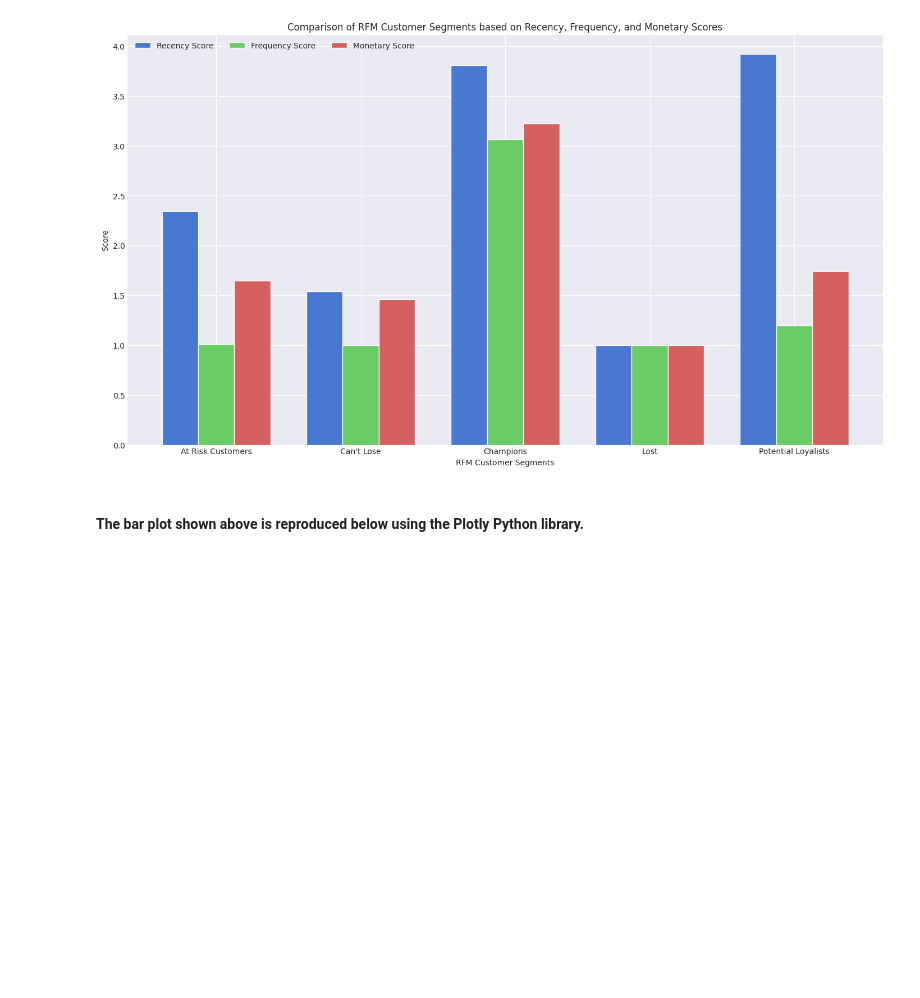
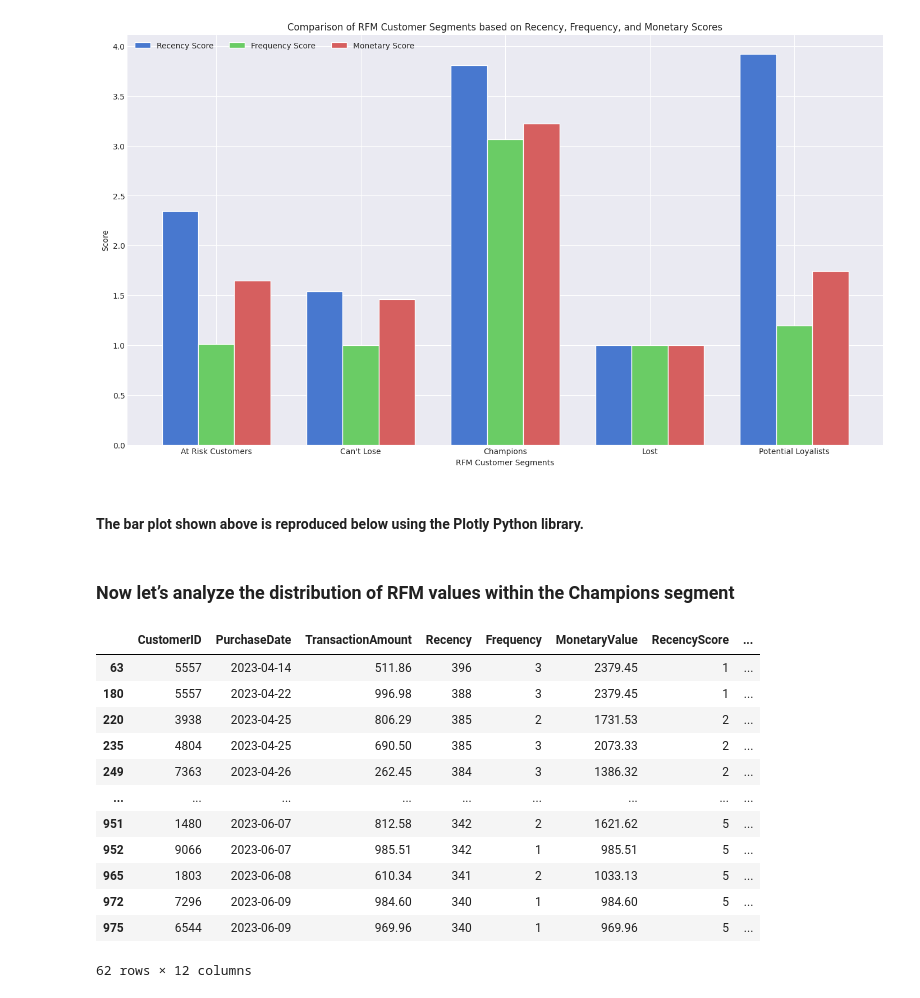
Before and after one commit to ajithpmohan/RFM-analysis-using-python, a Jupyter notebook: main.ipynb, the cells around one changed output. Cells and saved outputs as stored; diff of their text form; code cells hidden in the pictures; blank space fills up the shorter version.

Commit message:
Distribution of RFM Values within Champions Segment

```diff
--- a/main.ipynb
+++ b/main.ipynb
@@ -395,3 +402,37 @@ fig.update_layout(
 )
 
 fig.show()
+# %% [markdown]
+### Now let’s analyze the distribution of RFM values within the Champions segment
+# %%
+champions_segment = rfm_df[rfm_df["RFM Customer Segment"] == "Champions"]
+champions_segment[
+    [
+        "CustomerID",
+        "PurchaseDate",
+        "TransactionAmount",
+        "Recency",
+        "Frequency",
+        "MonetaryValue",
+        "RecencyScore",
+        "FrequencyScore",
+        "MonetaryScore",
+        "RFM_Score",
+        "Value Segment",
+        "RFM Customer Segment",
+    ]
+]
+# %% [output]
+|  | CustomerID | PurchaseDate | TransactionAmount | Recency | Frequency | MonetaryValue | RecencyScore | ... |
+| 63 | 5557 | 2023-04-14 | 511.86 | 396 | 3 | 2379.45 | 1 | ... |
+| 180 | 5557 | 2023-04-22 | 996.98 | 388 | 3 | 2379.45 | 1 | ... |
+| 220 | 3938 | 2023-04-25 | 806.29 | 385 | 2 | 1731.53 | 2 | ... |
+| 235 | 4804 | 2023-04-25 | 690.50 | 385 | 3 | 2073.33 | 2 | ... |
+| 249 | 7363 | 2023-04-26 | 262.45 | 384 | 3 | 1386.32 | 2 | ... |
+| ... | ... | ... | ... | ... | ... | ... | ... | ... |
+| 951 | 1480 | 2023-06-07 | 812.58 | 342 | 2 | 1621.62 | 5 | ... |
+| 952 | 9066 | 2023-06-07 | 985.51 | 342 | 1 | 985.51 | 5 | ... |
+| 965 | 1803 | 2023-06-08 | 610.34 | 341 | 2 | 1033.13 | 5 | ... |
+| 972 | 7296 | 2023-06-09 | 984.60 | 340 | 1 | 984.60 | 5 | ... |
+| 975 | 6544 | 2023-06-09 | 969.96 | 340 | 1 | 969.96 | 5 | ... |
+62 rows × 12 columns
```
Also changed, not shown: parts of 2 cells of this notebook.
